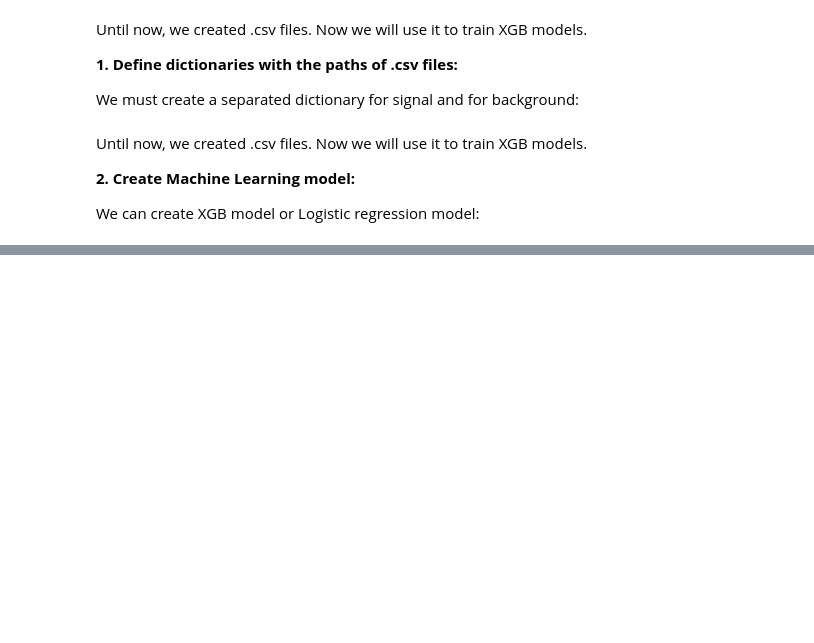
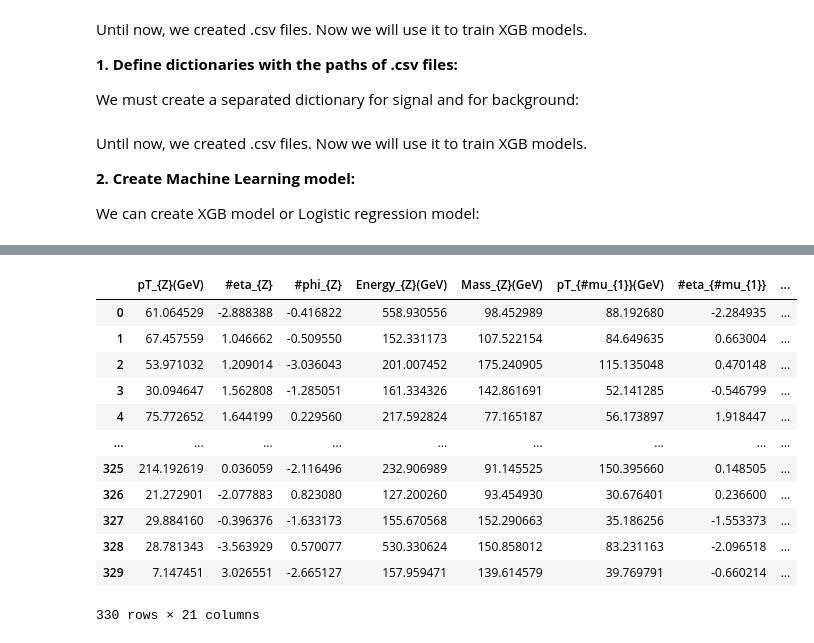
Before and after one commit to Joacop16/Phenomenology_Uniandes_Framework, a Jupyter notebook: tutorials/3_Machine_Learning.ipynb, the cells around one changed output, grey strips where cells are left out. Cells and saved outputs as stored; diff of their text form; code cells hidden in the pictures; blank space fills up the shorter version.

```diff
--- a/tutorials/3_Machine_Learning.ipynb
+++ b/tutorials/3_Machine_Learning.ipynb
@@ -54,0 +88,16 @@ XGB_model = XGB_Classifier(ncpu = nucleos_cpu,
+# %%
+XGB_model.bkg_data_balanced
+# %% [output]
+|  | pT_{Z}(GeV) | #eta_{Z} | #phi_{Z} | Energy_{Z}(GeV) | Mass_{Z}(GeV) | pT_{#mu_{1}}(GeV) | #eta_{#mu_{1}} | ... |
+| 0 | 61.064529 | -2.888388 | -0.416822 | 558.930556 | 98.452989 | 88.192680 | -2.284935 | ... |
+| 1 | 67.457559 | 1.046662 | -0.509550 | 152.331173 | 107.522154 | 84.649635 | 0.663004 | ... |
+| 2 | 53.971032 | 1.209014 | -3.036043 | 201.007452 | 175.240905 | 115.135048 | 0.470148 | ... |
+| 3 | 30.094647 | 1.562808 | -1.285051 | 161.334326 | 142.861691 | 52.141285 | -0.546799 | ... |
+| 4 | 75.772652 | 1.644199 | 0.229560 | 217.592824 | 77.165187 | 56.173897 | 1.918447 | ... |
+| ... | ... | ... | ... | ... | ... | ... | ... | ... |
+| 325 | 214.192619 | 0.036059 | -2.116496 | 232.906989 | 91.145525 | 150.395660 | 0.148505 | ... |
+| 326 | 21.272901 | -2.077883 | 0.823080 | 127.200260 | 93.454930 | 30.676401 | 0.236600 | ... |
+| 327 | 29.884160 | -0.396376 | -1.633173 | 155.670568 | 152.290663 | 35.186256 | -1.553373 | ... |
+| 328 | 28.781343 | -3.563929 | 0.570077 | 530.330624 | 150.858012 | 83.231163 | -2.096518 | ... |
+| 329 | 7.147451 | 3.026551 | -2.665127 | 157.959471 | 139.614579 | 39.769791 | -0.660214 | ... |
+330 rows × 21 columns
```
Also changed, not shown: parts of 39 cells of this notebook, 2 other files.
